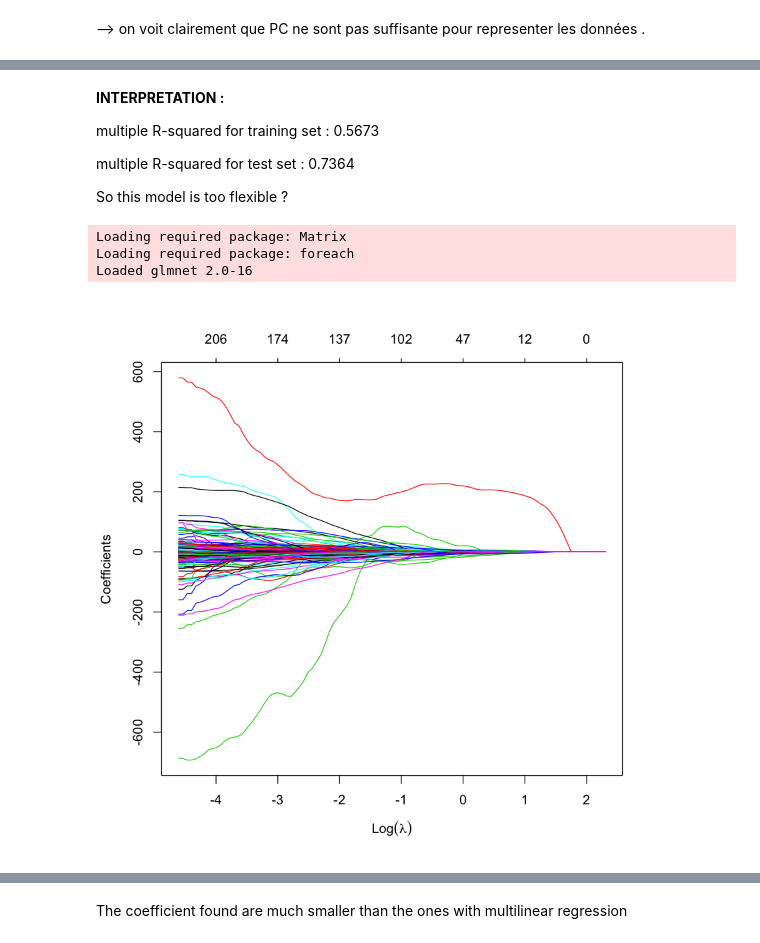
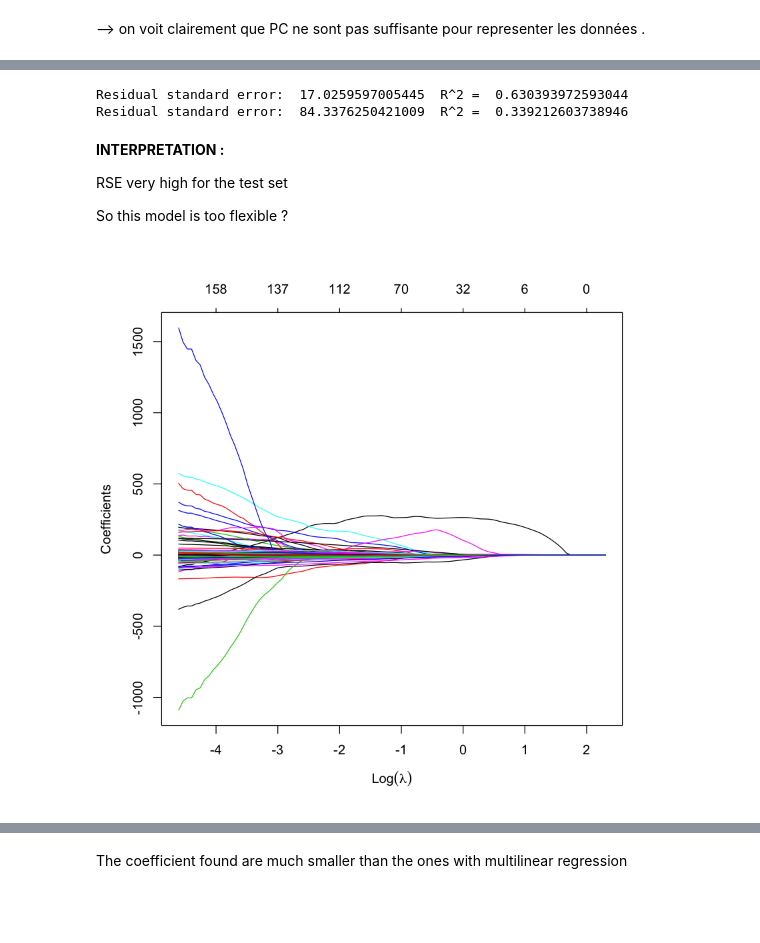
Before and after one commit to Alicia-max/BIO322-Regression, a Jupyter notebook: src/Exploration.ipynb, the cells around one changed output, grey strips where cells are left out. Cells and saved outputs as stored; diff of their text form; code cells hidden in the pictures; blank space fills up the shorter version.

```diff
--- a/src/Exploration.ipynb
+++ b/src/Exploration.ipynb
@@ -59,0 +61,7 @@ head(data)
+# %%
+#Feature Engineering : foward regression create new data
+library(leaps)
+
+
+regfit.fwd <- regsubsets(data$VALENCE.PLEASANTNESS ~ . ,  method = "backward", data, nvmax = 1000)
+regfit.fwd.summary <- summary(regfit.fwd)
@@ -60,16 +71,12 @@ head(data)
 # %%
-#Feature Engineering : foward regression create new data
-library(leaps)
-
-
-regfit.fwd <- regsubsets(data$VALENCE.PLEASANTNESS ~ . , data, nvmax = 2879, method = "seqrep")
-
 
 # plot
-plot(regfit.fwd.summary$adjr2, type = "l", #xlim = c(1,240),
+plot(regfit.fwd.summary$adjr2, type = "l",
      ,xlab = "Number of Variables", ylab = "adjusted R^2")
-#adjr2.max <- which.max(regfit.fwd.summary$adjr2)
-#points(adjr2.max, regfit.fwd.summary$adjr2[adjr2.max], col = "red", cex = 2, pch = 20)
+adjr2.max <- which.max(regfit.fwd.summary$adjr2)
+adjr2.max
+points(adjr2.max, regfit.fwd.summary$adjr2[adjr2.max], col = "red", cex = 2, pch = 20)
 
-#data_ <- data[, which(regfit.fwd.summary$which[adjr2.max, ]==0)]
-#dim(data_)
+data_ <- data[, which(regfit.fwd.summary$which[adjr2.max, ]!=0)] #j'ai mis différent de zéro et pas =
+dim(data_)  # que 168 ???
+head(data_)
@@ -103,9 +126,9 @@ ERROR: Error in eval(expr, envir, enclos): objet 'pca' introuvable
 # %%
 #divide into training and test set
 set.seed(1)
-idx.train <- sample(nrow(data), nrow(data)*1/2)
-data.train <- data[idx.train,]
-data.test <- data[-idx.train,]
+idx.train <- sample(nrow(data_), nrow(data_)*3/4)
+data.train <- data_[idx.train,]
+data.test <- data_[-idx.train,]
 head(data.train)
 head(data.test)
 # %% [output]
@@ -170,25 +171,36 @@ F-statistic: 1.314 on 250 and 103 DF,  p-value: 0.05572
+# %%
+# compare with the test set ??
+test.predict <- predict(lm,data.test)
+quality.of.fit <- function(fit, data) {
+    RSS <- sum((data$VALENCE.PLEASANTNESS - predict(fit, data))^2)
+    TSS <- sum((data$VALENCE.PLEASANTNESS - mean(data$VALENCE.PLEASANTNESS))^2)
+    cat(c("Residual standard error: ",
+          sqrt(1/(nrow(data) - length(coefficients(fit))) * RSS),
+          " R^2 = ", 1 - RSS/TSS, "\n"))
+}
+quality.of.fit(lm, data.train)
+quality.of.fit(lm, data.test)
+# %% [output]
+Residual standard error:  17.0259597005445  R^2 =  0.630393972593044
+Residual standard error:  84.3376250421009  R^2 =  0.339212603738946
 # %% [markdown]
 **INTERPRETATION :**
 
-multiple R-squared for training set : 0.5673
-
-multiple R-squared for test set : 0.7364
+RSE very high for the test set
 
 So this model is too flexible ?
 # %%
 #LASSO L1-REGULARIZATION
 
-v<-c(colnames(data.train[2:240]))
+v<-c(colnames(data.train[,-2]))
+
 library(glmnet)
 x <- as.matrix(data.train[,v])
 y <- data.train$VALENCE.PLEASANTNESS
 lasso.mod <- glmnet(x, y, alpha = 1, lambda = 10^seq(1, -2, length = 100))
 plot(lasso.mod, "lambda", xlab = parse(text = "Log(lambda)"))
 # %% [output]
-Loading required package: Matrix
-Loading required package: foreach
-Loaded glmnet 2.0-16
-[figure, old version]
+[figure, new version]
 # %%
 cv.lasso <- cv.glmnet(x, y, alpha = 1, nfold = 10)
 plot(cv.lasso)
```
Also changed, not shown: parts of 14 cells of this notebook.
